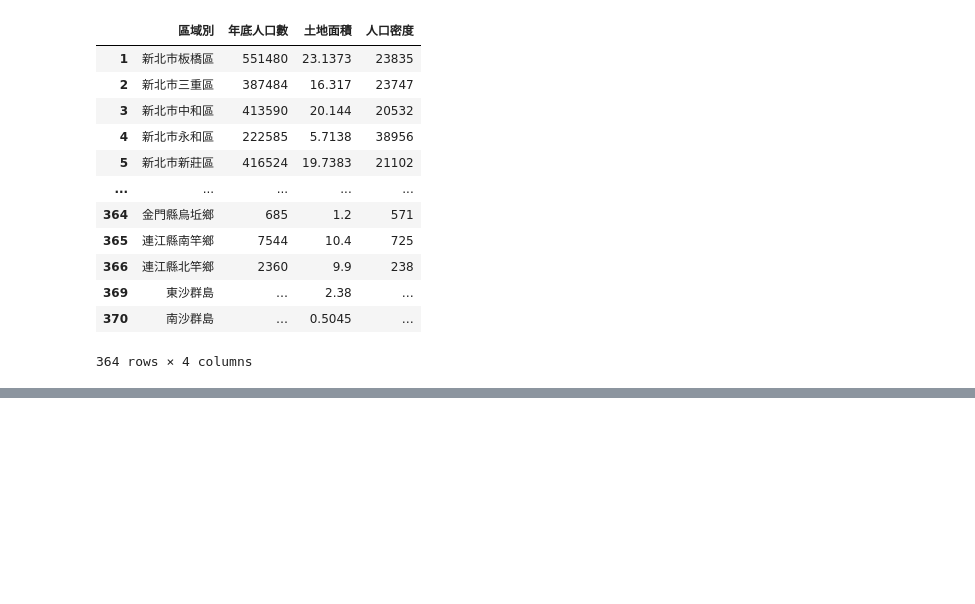
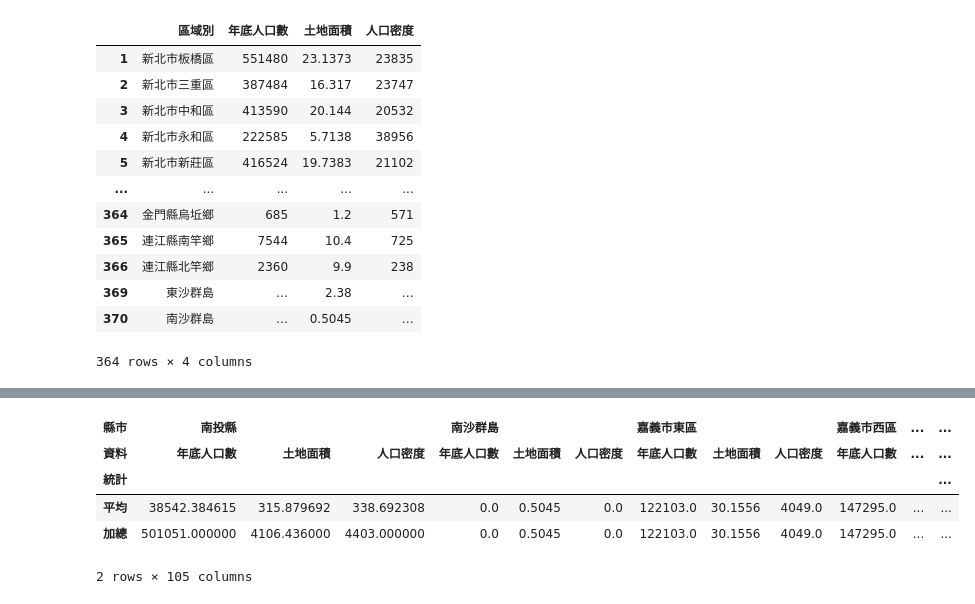
Before and after one commit to margart0114/Python_20250503, a Jupyter notebook: lesson17/lesson17_1.ipynb, the cells around one changed output, grey strips where cells are left out. Saved outputs shown, nothing was run; the diff lists cells and outputs as text; code cells hidden in the pictures; blank space fills up the shorter version.

```diff
--- a/lesson17/lesson17_1.ipynb
+++ b/lesson17/lesson17_1.ipynb
@@ -167,0 +195,9 @@ df5.query('人口密度== @m')
+# %%
+df6.stack(level=['資料','統計'],future_stack=True).unstack(level=['縣市','資料'])
+# %% [output]
+| 縣市 | 南投縣 |  |  | 南沙群島 |  |  | 嘉義市東區 |  |  | 嘉義市西區 | ... | ... |
+| 資料 | 年底人口數 | 土地面積 | 人口密度 | 年底人口數 | 土地面積 | 人口密度 | 年底人口數 | 土地面積 | 人口密度 | 年底人口數 | ... | ... |
+| 統計 |  |  |  |  |  |  |  |  |  |  |  | ... |
+| 平均 | 38542.384615 | 315.879692 | 338.692308 | 0.0 | 0.5045 | 0.0 | 122103.0 | 30.1556 | 4049.0 | 147295.0 | ... | ... |
+| 加總 | 501051.000000 | 4106.436000 | 4403.000000 | 0.0 | 0.5045 | 0.0 | 122103.0 | 30.1556 | 4049.0 | 147295.0 | ... | ... |
+2 rows × 105 columns
```
Also changed, not shown: parts of 11 cells of this notebook.
